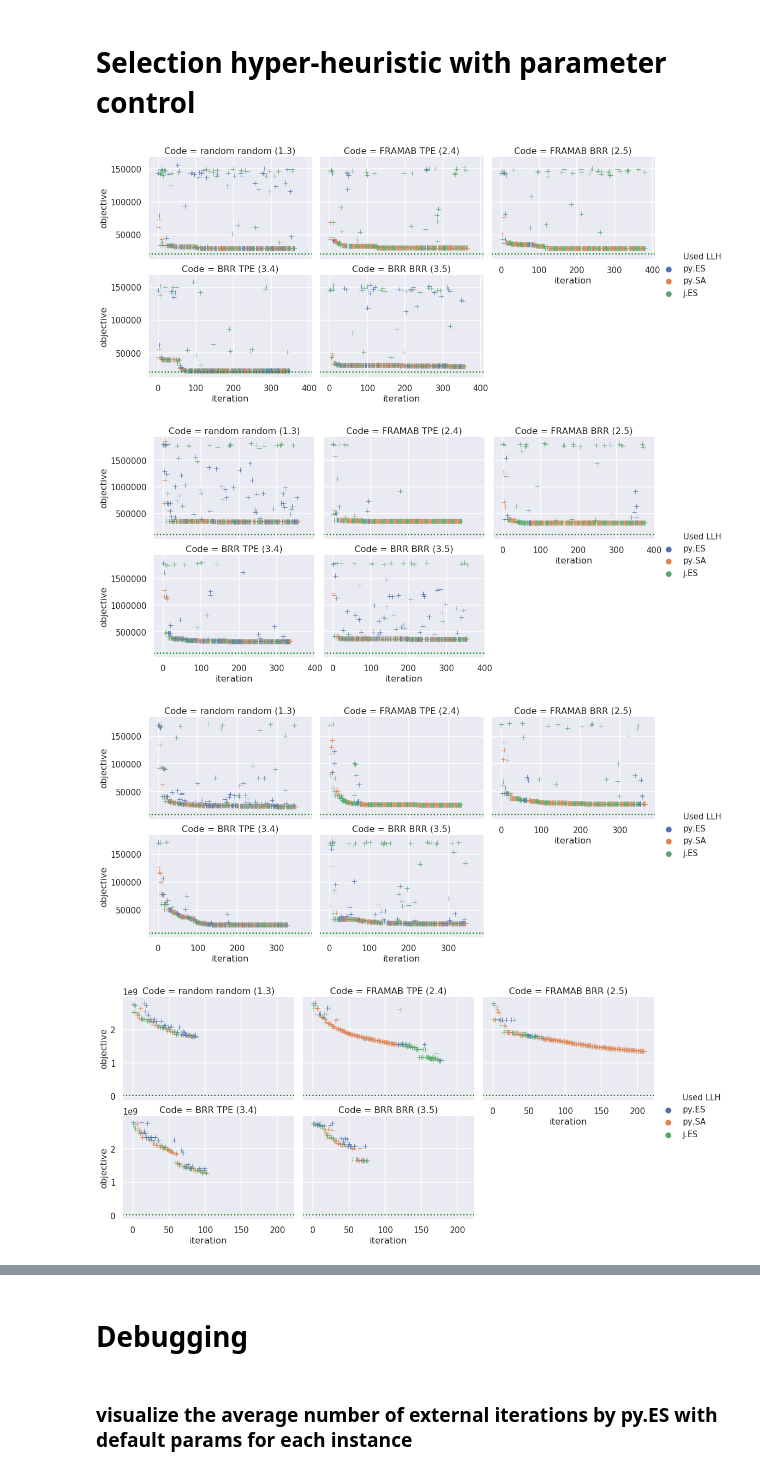
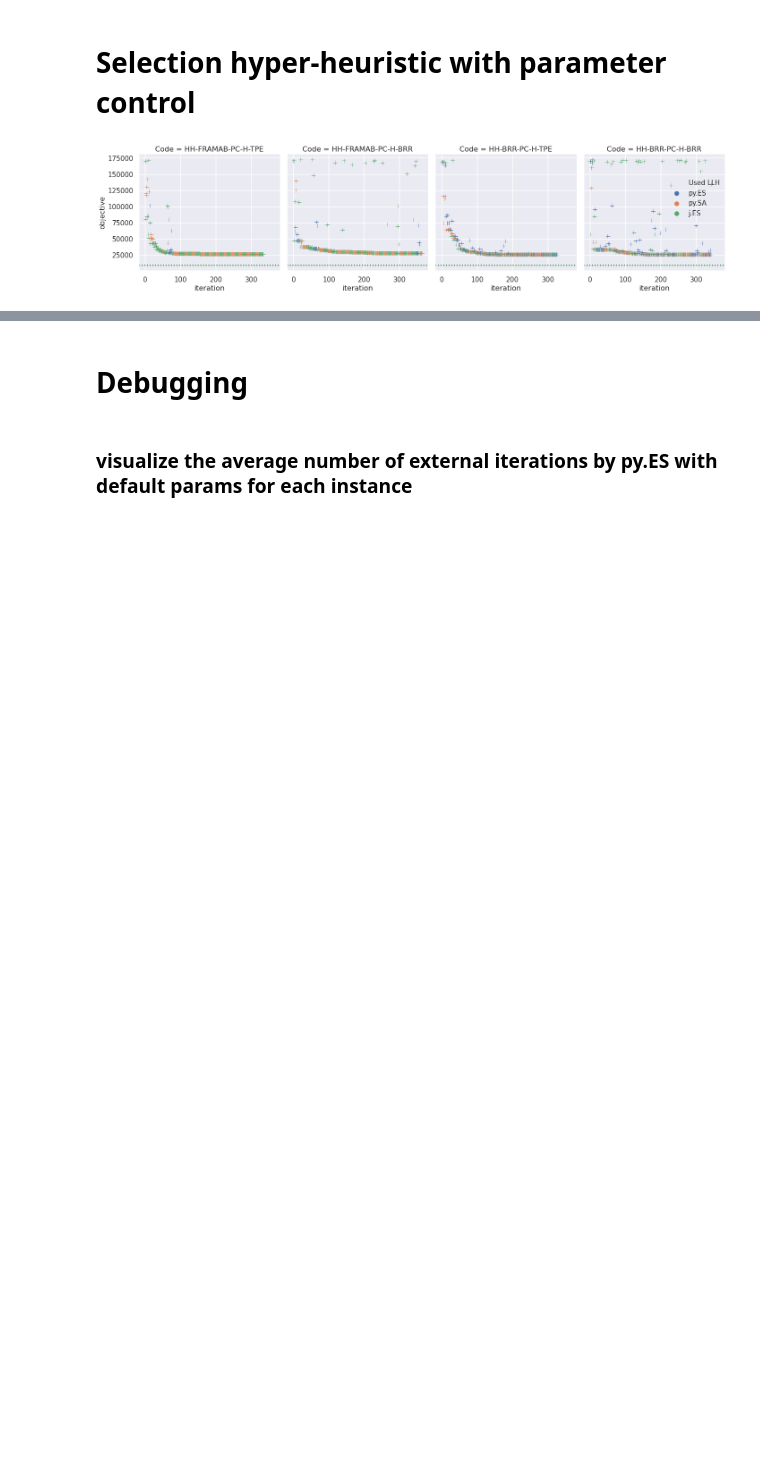
Before and after one commit to YevheniiSemendiak/tud_master_benchmarks, a Jupyter notebook: analyze_first_bench.ipynb, the cells around one changed output, grey strips where cells are left out. Cells and saved outputs as stored; diff of their text form; code cells hidden in the pictures; blank space fills up the shorter version.

```diff
--- a/analyze_first_bench.ipynb
+++ b/analyze_first_bench.ipynb
@@ -341,20 +357,20 @@ llh_names = {
     "jMetal.EvolutionStrategy"   : "j.ES"
 }
 # %%
-for tsp_instance in tsp_problems:
-    condition = (tsp_chronics["TSP instance"] == tsp_instance) & (tsp_chronics["Experiment Group"] == "HH-SP") & (tsp_chronics["Repetition"] == 0)
-    blp = tsp_chronics[condition].copy(deep=True)
+# for tsp_instance in tsp_problems:
+#     condition = (tsp_chronics["TSP instance"] == tsp_instance) & (tsp_chronics["Experiment Group"] == "HH-SP") & (tsp_chronics["Repetition"] == 0)
+#     blp = tsp_chronics[condition].copy(deep=True)
 
-    blp["Used LLH"] = blp["low level heuristic"].apply(lambda x: llh_names[x])
-    blp["LLH selection"] = blp["Code"].apply(lambda x: llh_selection[x])
-    blp["Parameters"] = blp["Code"].apply(lambda x: parameter_selection[x])
+#     blp["Used LLH"] = blp["low level heuristic"].apply(lambda x: llh_names[x])
+#     blp["LLH selection"] = blp["Code"].apply(lambda x: llh_selection[x])
+#     blp["Parameters"] = blp["Code"].apply(lambda x: parameter_selection[x])
 
-    prog_plot = sns.relplot(x="iteration", y='objective', row="Parameters", col="LLH selection",
-                            marker="+", hue="Used LLH", hue_order=["py.ES", "py.SA", "j.ES"],
-                            data=blp, height=3.5, aspect=1.4, facet_kws={'margin_titles':True})
+#     prog_plot = sns.relplot(x="iteration", y='objective', row="Parameters", col="LLH selection",
+#                             marker="+", hue="Used LLH", hue_order=["py.ES", "py.SA", "j.ES"],
+#                             data=blp, height=3.5, aspect=1.4, facet_kws={'margin_titles':True})
 
-    [ax.axhline(instances_optimums[tsp_instance], color='green', ls=':').set_label("optimum") for ax in prog_plot.axes.flatten()]
-    prog_plot.fig.subplots_adjust(wspace=.05, hspace=.05)
+#     [ax.axhline(instances_optimums[tsp_instance], color='green', ls=':').set_label("optimum") for ax in prog_plot.axes.flatten()]
+#     prog_plot.fig.subplots_adjust(wspace=.05, hspace=.05)
 
-    #plt.savefig(fname=f"plots/hh-sp/{tsp_instance[:-4]} HH-SP progress.svg", dpi=500, bbox_inches='tight')
-    plt.show()
+#     plt.savefig(fname=f"plots/hh-sp/{tsp_instance[:-4]} HH-SP progress.svg", dpi=500, bbox_inches='tight')
+#     #plt.show()
@@ -430,27 +436,27 @@ for tsp_instance in tsp_problems:
 # Selection hyper-heuristic with parameter control
 # %%
 for tsp_instance in tsp_problems:
-    condition = (tsp_chronics["TSP instance"] == tsp_instance) & (tsp_chronics["Experiment Group"] == "HH-PC") & (tsp_chronics["Repetition"] == 0)
+    condition = (tsp_chronics["TSP instance"] == tsp_instance) & (tsp_chronics["Experiment Group"] == "HH-PC") & (tsp_chronics["Repetition"] == 0) & (tsp_chronics["Code"] != "1.3.")
     blp = tsp_chronics[condition].copy(deep=True)
 
     blp["Used LLH"] = blp["low level heuristic"].apply(lambda x: llh_names[x])
-    blp["Code"] = blp["Code"].apply(lambda x: code_desc_w_codes[x])
-    prog_plot = sns.relplot(x="iteration", y='objective', col="Code", col_wrap=3, marker="+", ci='sd',
+    blp["Code"] = blp["Code"].apply(lambda x: code_desc_wo_codes[x])
+    prog_plot = sns.relplot(x="iteration", y='objective', col="Code", col_wrap=4, marker="+", ci='sd',
                             hue="Used LLH", hue_order=["py.ES", "py.SA", "j.ES"],
-                            data=blp,
-                            height=3.5, aspect=1.4, #facet_kws={'margin_titles':True},
+                            data=blp#,
+#                             height=3.5, aspect=1.4, #facet_kws={'margin_titles':True},
                            )
     [ax.axhline(instances_optimums[tsp_instance], color='green', ls=':').set_label("optimum") for ax in prog_plot.axes.flatten()]
     prog_plot.fig.subplots_adjust(wspace=.05, hspace=.15)
+    leg = prog_plot._legend
+    leg.set_bbox_to_anchor([0.9, 0.6])
+    leg._ncol = 5
     #[ax.axhline(instances_optimums[tsp_instance], color='green', ls='--').set_label("optimum") for ax in g.axes[0]]
     #prog_plot.set(ylim=(instances_boundaries[tsp_instance][0], instances_boundaries[tsp_instance][1]))
-    #plt.savefig(fname=f"plots/hh-pc/{tsp_instance[:-4]} HH-PC progress.svg", dpi=500, bbox_inches='tight')
-    plt.show()
+    plt.savefig(fname=f"plots/hh-pc/{tsp_instance[:-4]}_HH-PC_progress.svg", dpi=500, bbox_inches='tight')
+    #plt.show()
 # %% [output]
-[figure, old version]
+[figure, new version]
-[figure, removed]
-[figure, removed]
-[figure, removed]
 # %%
 # to see also optimums
 instances_boundaries = {
```
Also changed, not shown: parts of 20 cells of this notebook, 13 other files.
